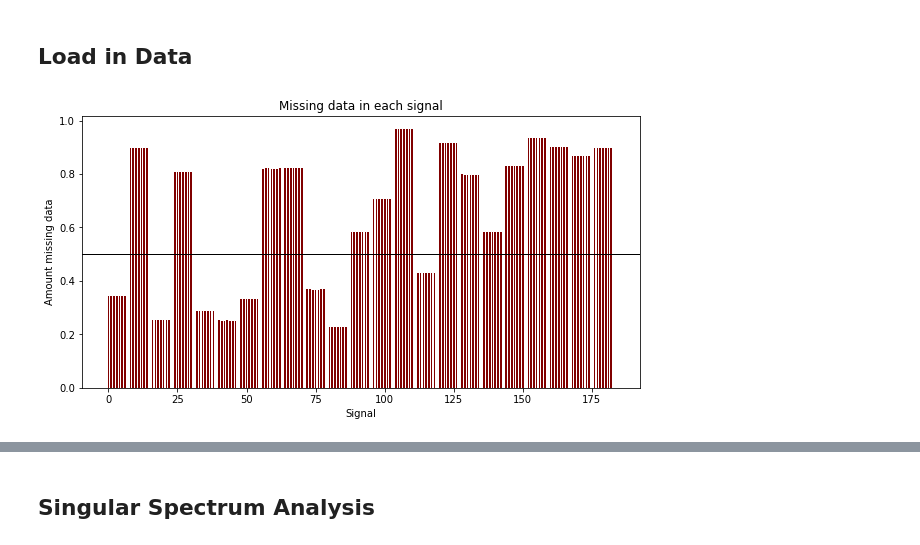
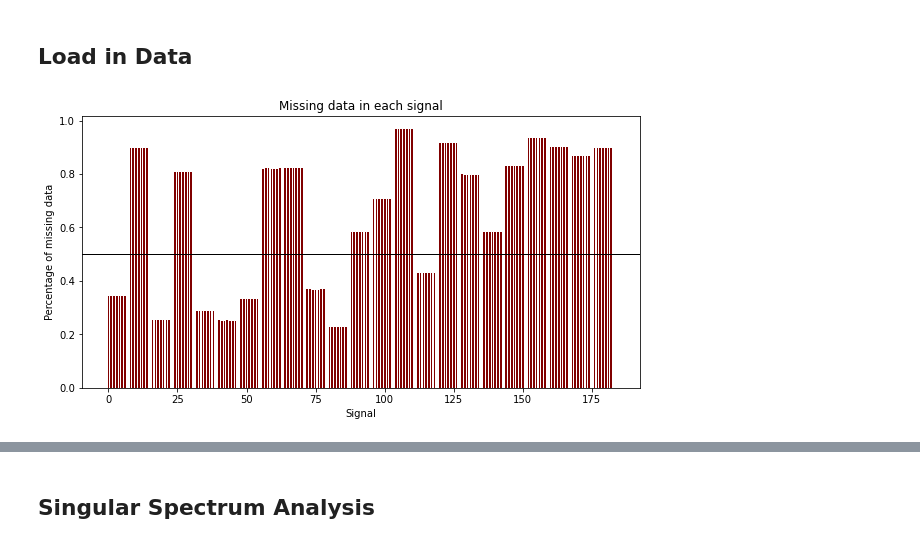
Before and after one commit to matthiasboeker/soccer-sensor, a Jupyter notebook: notebooks/explorative_analysis_missing_data.ipynb, the cells around one changed output, grey strips where cells are left out. Saved outputs shown, nothing was run; the diff lists cells and outputs as text; code cells hidden in the pictures.

```diff
--- a/notebooks/explorative_analysis_missing_data.ipynb
+++ b/notebooks/explorative_analysis_missing_data.ipynb
@@ -27,15 +27,15 @@ for player in players.values():
 # %%
 fig = plt.figure(figsize = (10, 5))
 
 plt.bar(range(0,len(nan_signal)), nan_signal, color ='maroon',
         width = 0.6)
 plt.axhline(y=0.5,linewidth=1, color='k')
 plt.xlabel("Signal")
-plt.ylabel("Amount missing data")
+plt.ylabel("Percentage of missing data")
 plt.title("Missing data in each signal")
 plt.show()
 # %% [output]
-[figure, old version]
+[figure, new version]
 # %%
 nr_missing_data = []
 for player in players.values():
```
Also changed, not shown: parts of 5 cells of this notebook.
